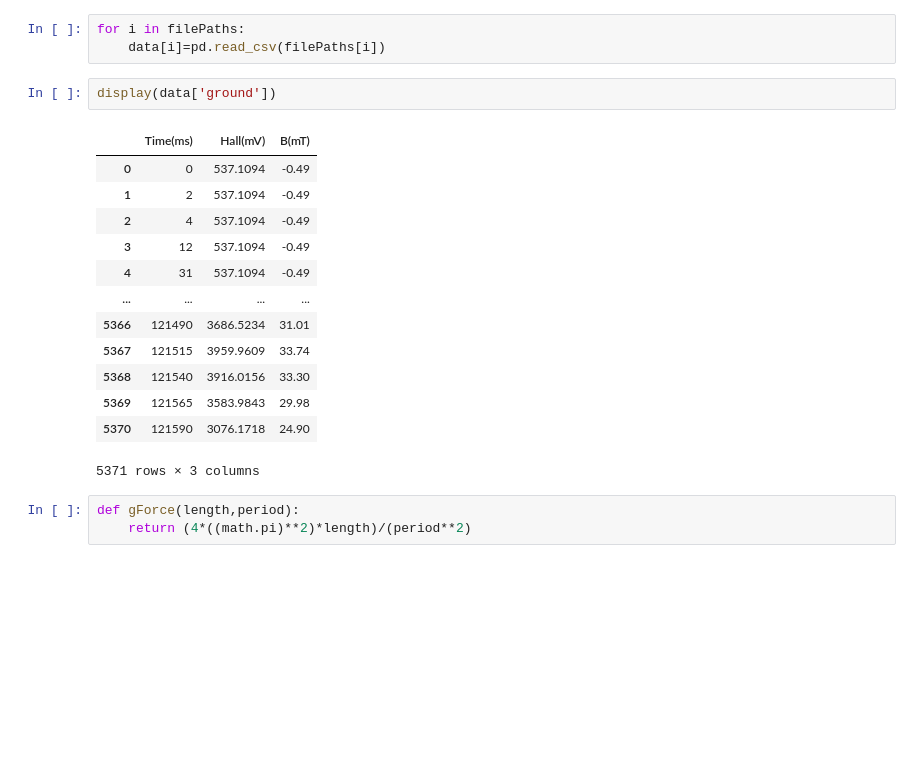
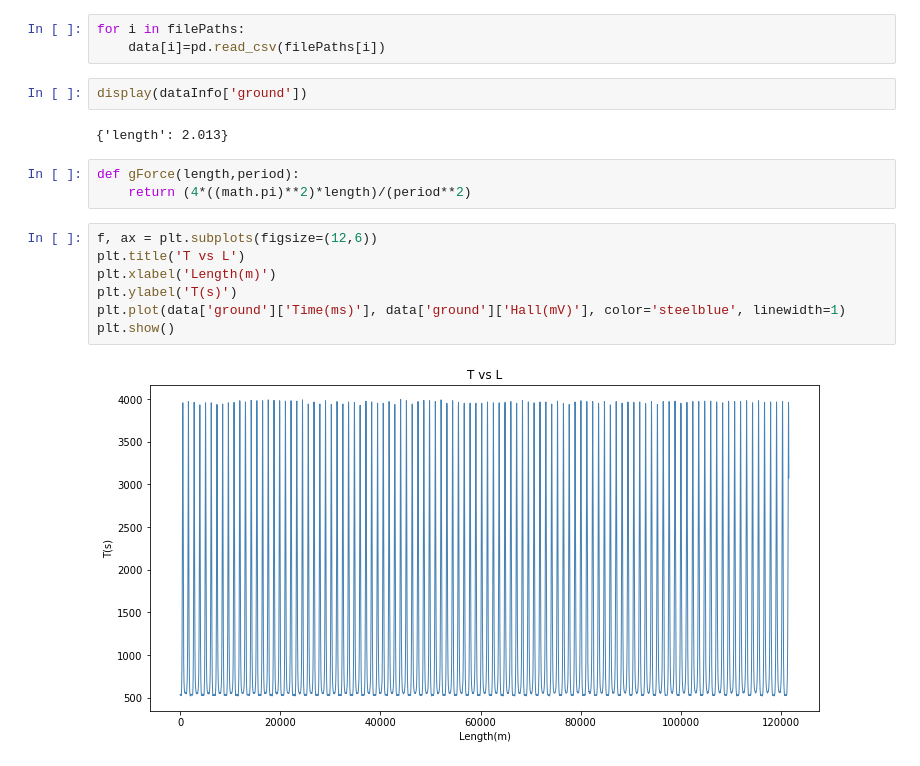
Before and after one commit to sanur98/G, a Jupyter notebook: gForce.ipynb, the cells around one changed output. Saved outputs shown, nothing was run; the diff lists cells and outputs as text; blank space fills up the shorter version.

```diff
--- a/gForce.ipynb
+++ b/gForce.ipynb
@@ -51,24 +53,21 @@ second 0.8518570427470217
 for i in filePaths:
     data[i]=pd.read_csv(filePaths[i])
 # %%
-display(data['ground'])
+display(dataInfo['ground'])
 # %% [output]
-|  | Time(ms) | Hall(mV) | B(mT) |
-| 0 | 0 | 537.1094 | -0.49 |
-| 1 | 2 | 537.1094 | -0.49 |
-| 2 | 4 | 537.1094 | -0.49 |
-| 3 | 12 | 537.1094 | -0.49 |
-| 4 | 31 | 537.1094 | -0.49 |
-| ... | ... | ... | ... |
-| 5366 | 121490 | 3686.5234 | 31.01 |
-| 5367 | 121515 | 3959.9609 | 33.74 |
-| 5368 | 121540 | 3916.0156 | 33.30 |
-| 5369 | 121565 | 3583.9843 | 29.98 |
-| 5370 | 121590 | 3076.1718 | 24.90 |
-5371 rows × 3 columns
+{'length': 2.013}
 # %%
 def gForce(length,period):
     return (4*((math.pi)**2)*length)/(period**2)
+# %%
+f, ax = plt.subplots(figsize=(12,6))
+plt.title('T vs L')
+plt.xlabel('Length(m)')
+plt.ylabel('T(s)')
+plt.plot(data['ground']['Time(ms)'], data['ground']['Hall(mV)'], color='steelblue', linewidth=1)
+plt.show()
+# %% [output]
+[figure, added]
 # %%
 lengthList = []
 periodList = []
```
Also changed, not shown: parts of 6 cells of this notebook.
